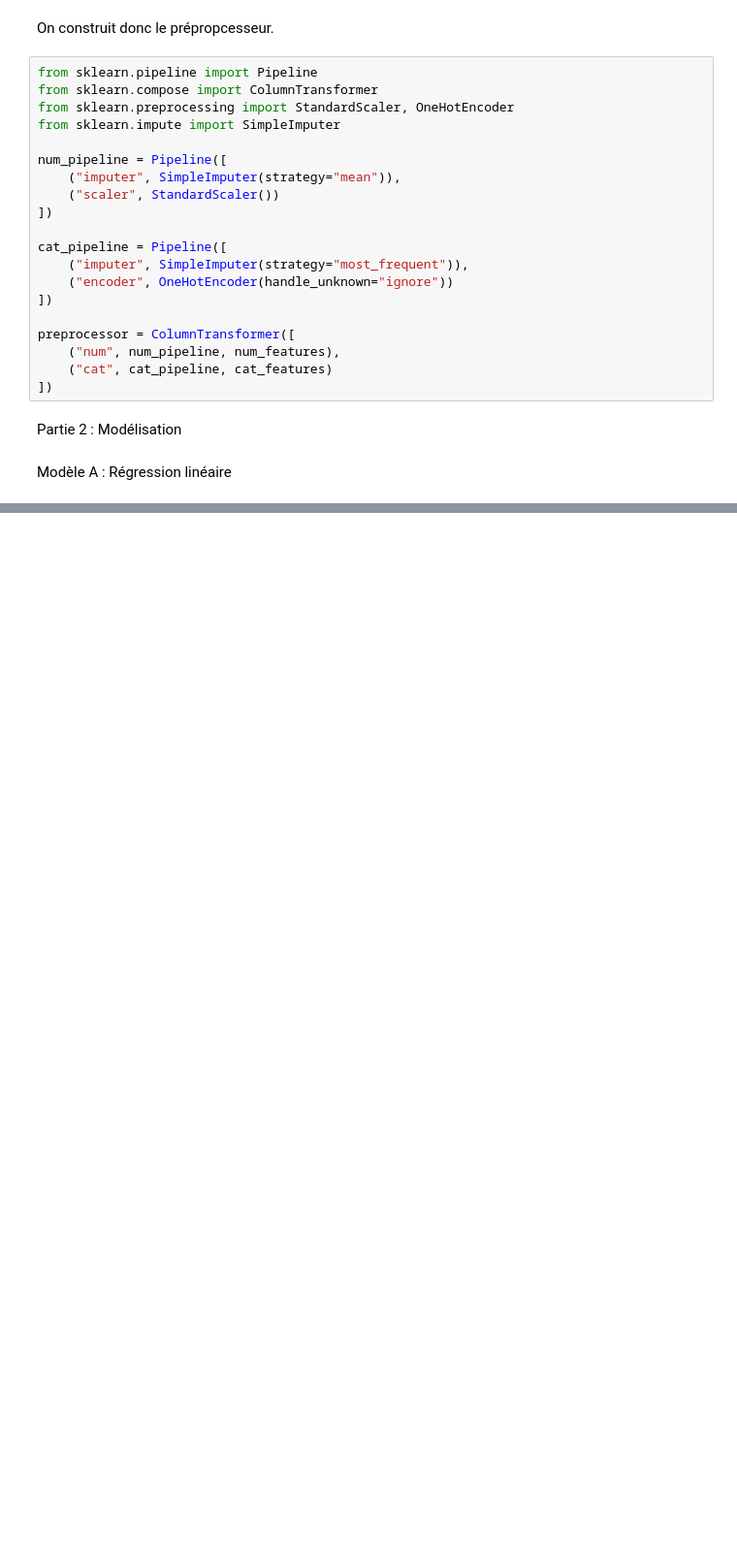
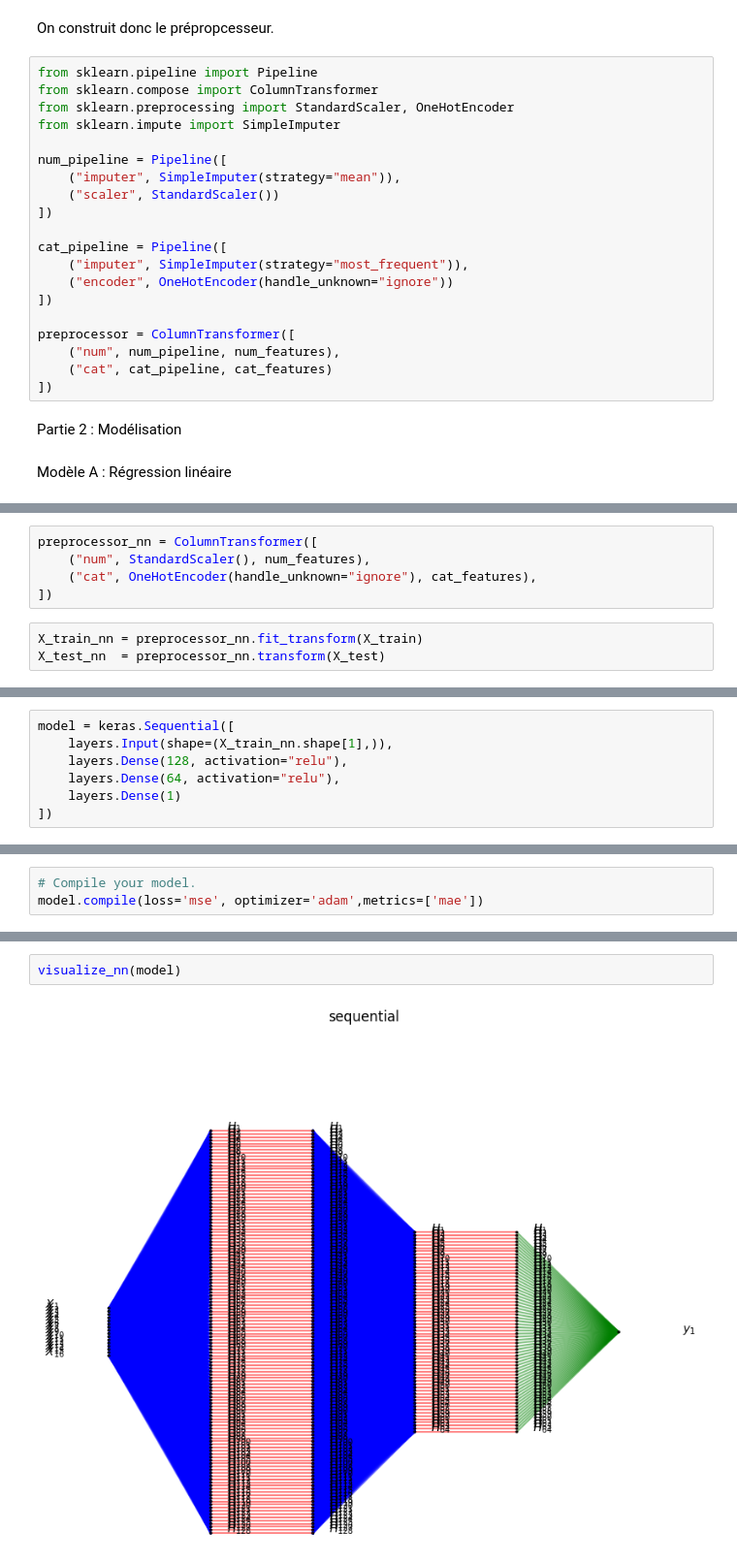
Before and after one commit to svevo6/Projet-IA, a Jupyter notebook: Projet.ipynb, the cells around one changed output, grey strips where cells are left out. Shown at 97% size. Drawn from its saved outputs; the diff is of its cells as text; blank space fills up the shorter version.

```diff
--- a/Projet.ipynb
+++ b/Projet.ipynb
@@ -219,0 +424,8 @@ On peut alors évaluer notre modèle
+# %%
+preprocessor_nn = ColumnTransformer([
+    ("num", StandardScaler(), num_features),
+    ("cat", OneHotEncoder(handle_unknown="ignore"), cat_features),
+])
+# %%
+X_train_nn = preprocessor_nn.fit_transform(X_train)
+X_test_nn  = preprocessor_nn.transform(X_test)
@@ -219,0 +472,7 @@ On peut alors évaluer notre modèle
+# %%
+model = keras.Sequential([
+    layers.Input(shape=(X_train_nn.shape[1],)),
+    layers.Dense(128, activation="relu"),
+    layers.Dense(64, activation="relu"),
+    layers.Dense(1)
+])
@@ -219,0 +487,3 @@ On peut alors évaluer notre modèle
+# %%
+# Compile your model.
+model.compile(loss='mse', optimizer='adam',metrics=['mae'])
@@ -219,0 +578,4 @@ On peut alors évaluer notre modèle
+# %%
+visualize_nn(model)
+# %% [output]
+[figure, added]
```
Also changed, not shown: parts of 44 cells of this notebook.
